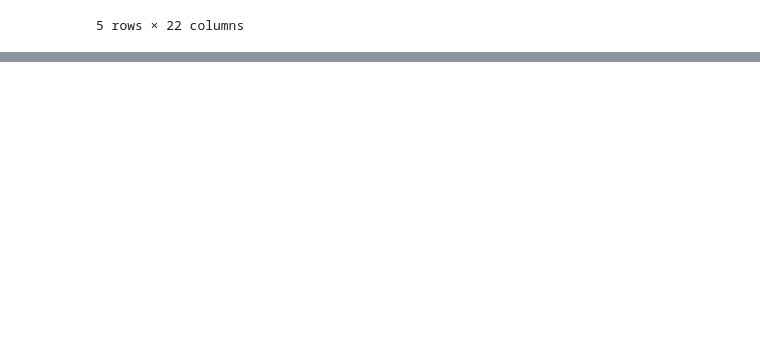
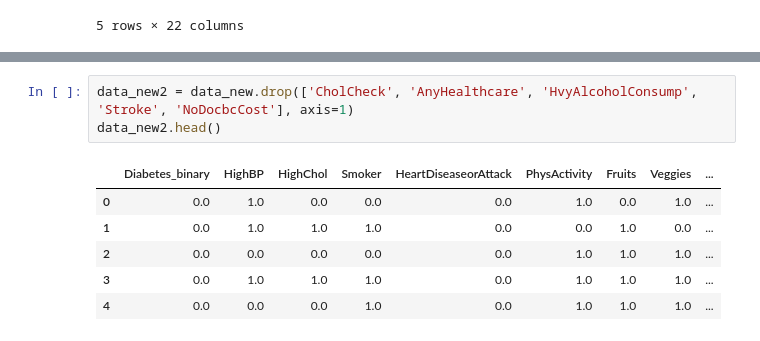
Before and after one commit to mylinh030203/AI, a Jupyter notebook: Analysis_and_Prediction_Type_2_Diabetes.ipynb, the cells around one changed output, grey strips where cells are left out. Drawn from its saved outputs; the diff is of its cells as text; blank space fills up the shorter version.

```diff
--- a/Analysis_and_Prediction_Type_2_Diabetes.ipynb
+++ b/Analysis_and_Prediction_Type_2_Diabetes.ipynb
@@ -548,0 +582,10 @@ train.head()
+# %%
+data_new2 = data_new.drop(['CholCheck', 'AnyHealthcare', 'HvyAlcoholConsump', 'Stroke', 'NoDocbcCost'], axis=1)
+data_new2.head()
+# %% [output]
+|  | Diabetes_binary | HighBP | HighChol | Smoker | HeartDiseaseorAttack | PhysActivity | Fruits | Veggies | ... |
+| 0 | 0.0 | 1.0 | 0.0 | 0.0 | 0.0 | 1.0 | 0.0 | 1.0 | ... |
+| 1 | 0.0 | 1.0 | 1.0 | 1.0 | 0.0 | 0.0 | 1.0 | 0.0 | ... |
+| 2 | 0.0 | 0.0 | 0.0 | 0.0 | 0.0 | 1.0 | 1.0 | 1.0 | ... |
+| 3 | 0.0 | 1.0 | 1.0 | 1.0 | 0.0 | 1.0 | 1.0 | 1.0 | ... |
+| 4 | 0.0 | 0.0 | 0.0 | 1.0 | 0.0 | 1.0 | 1.0 | 1.0 | ... |
```
Also changed, not shown: parts of 5 cells of this notebook.
